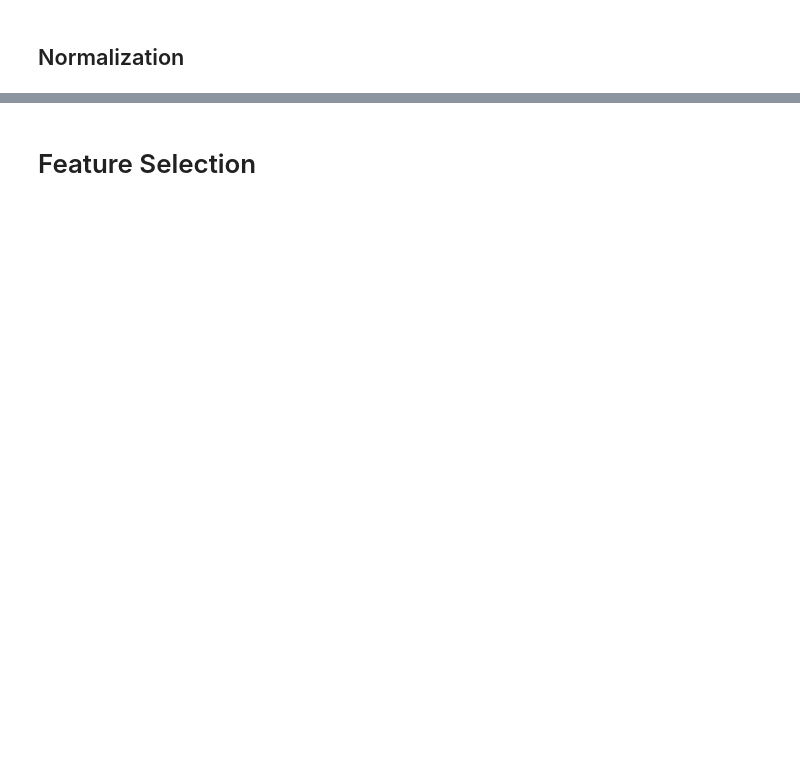
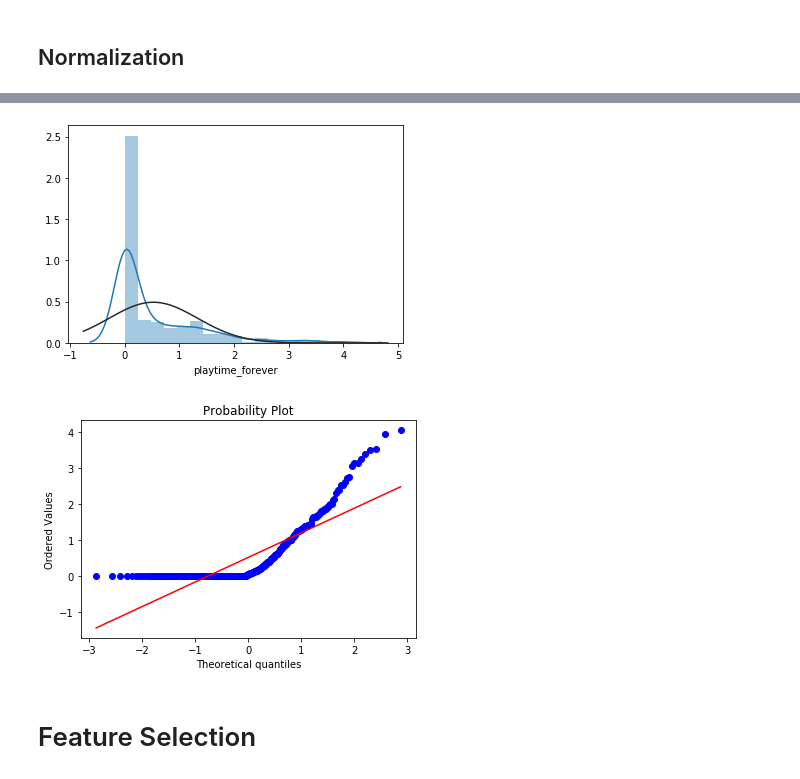
Before and after one commit to KabirRajput/5001_GameTime_Prediction, a Jupyter notebook: MSBD_KABIR_RAJPUT.ipynb, the cells around one changed output, grey strips where cells are left out. Saved outputs shown, nothing was run; the diff lists cells and outputs as text; code cells hidden in the pictures; blank space fills up the shorter version.

```diff
--- a/MSBD_KABIR_RAJPUT.ipynb
+++ b/MSBD_KABIR_RAJPUT.ipynb
@@ -467,2 +475,14 @@ X_train.head()
+# %%
+from scipy import stats
+from scipy.stats import  norm
+def plot_y(train_y1):
+    train_y1=np.log(train_y+1)
+    sns.distplot( train_y1, fit=norm)
+    fig = plt.figure()
+    res = stats.probplot(train_y1, plot=plt)
+plot_y(Y_train)
+# %% [output]
+[figure, added]
+[figure, added]
 # %% [markdown]
 # Feature Selection
```
Also changed, not shown: parts of 39 cells of this notebook, 1 other file.
